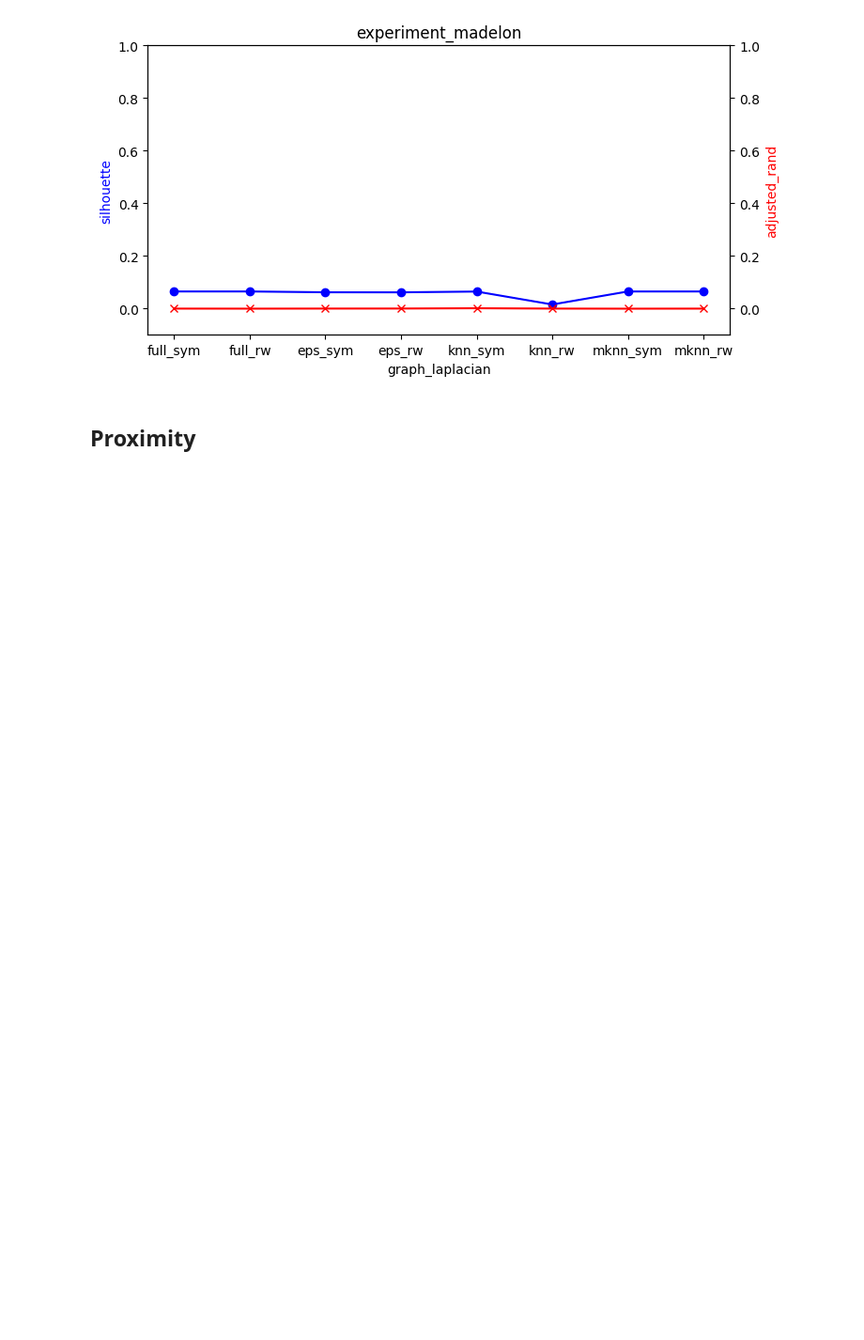
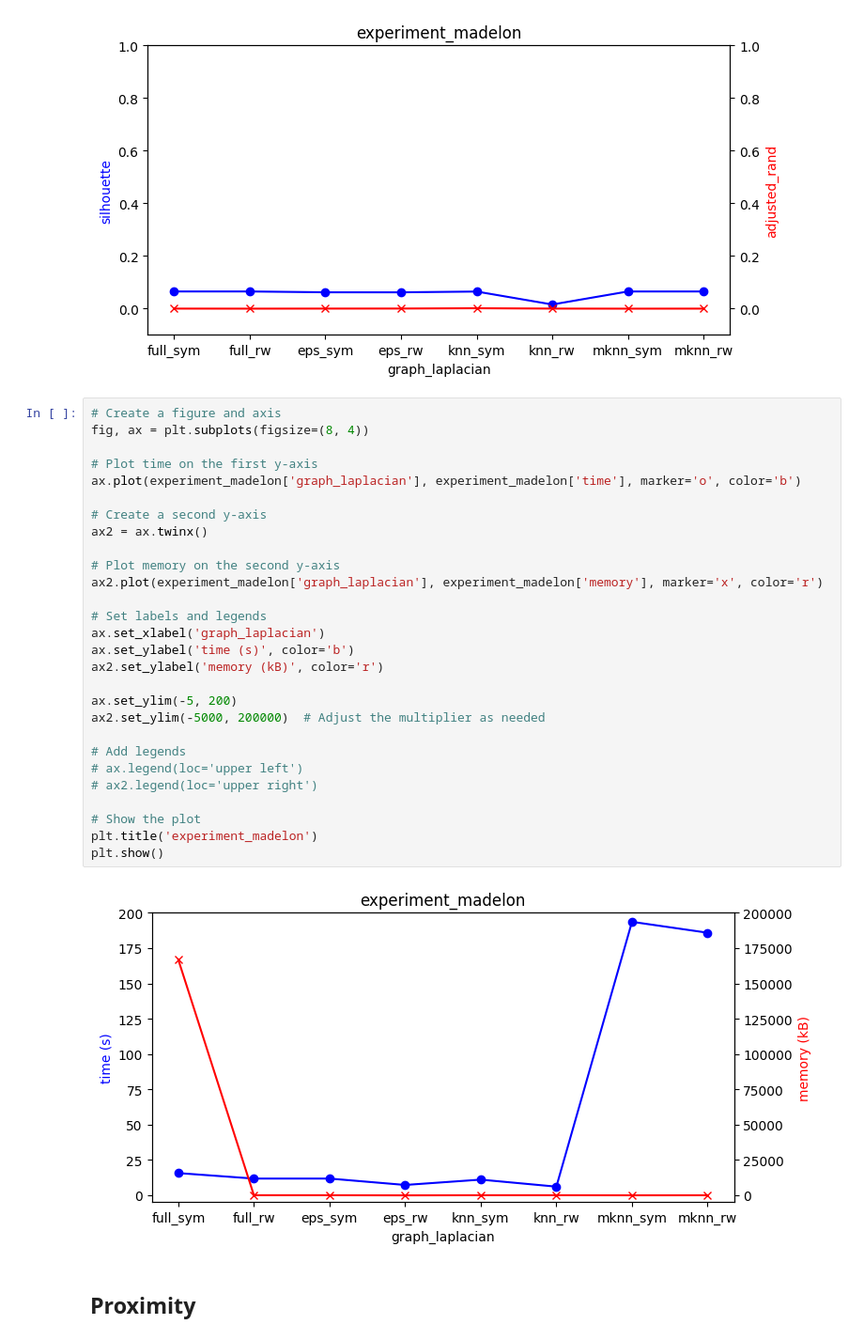
Before and after one commit to Graphistics/simkit, a Jupyter notebook: dataset_2_madelon_synthetic/Madelon_sc.ipynb, the cells around one changed output. Shown: that part at 94% size. Cells and saved outputs as stored; diff of their text form; blank space fills up the shorter version.

```diff
--- a/dataset_2_madelon_synthetic/Madelon_sc.ipynb
+++ b/dataset_2_madelon_synthetic/Madelon_sc.ipynb
@@ -241,6 +259,36 @@ plt.title('experiment_madelon')
 plt.show()
 # %% [output]
 [figure]
+# %%
+# Create a figure and axis
+fig, ax = plt.subplots(figsize=(8, 4))
+
+# Plot time on the first y-axis
+ax.plot(experiment_madelon['graph_laplacian'], experiment_madelon['time'], marker='o', color='b')
+
+# Create a second y-axis
+ax2 = ax.twinx()
+
+# Plot memory on the second y-axis
+ax2.plot(experiment_madelon['graph_laplacian'], experiment_madelon['memory'], marker='x', color='r')
+
+# Set labels and legends
+ax.set_xlabel('graph_laplacian')
+ax.set_ylabel('time (s)', color='b')
+ax2.set_ylabel('memory (kB)', color='r')
+
+ax.set_ylim(-5, 200)
+ax2.set_ylim(-5000, 200000)  # Adjust the multiplier as needed
+
+# Add legends
+# ax.legend(loc='upper left')
+# ax2.legend(loc='upper right')
+
+# Show the plot
+plt.title('experiment_madelon')
+plt.show()
+# %% [output]
+[figure, added]
 # %% [markdown]
 ## Proximity
 # %% [markdown]
```
Also changed, not shown: parts of 17 cells of this notebook.
